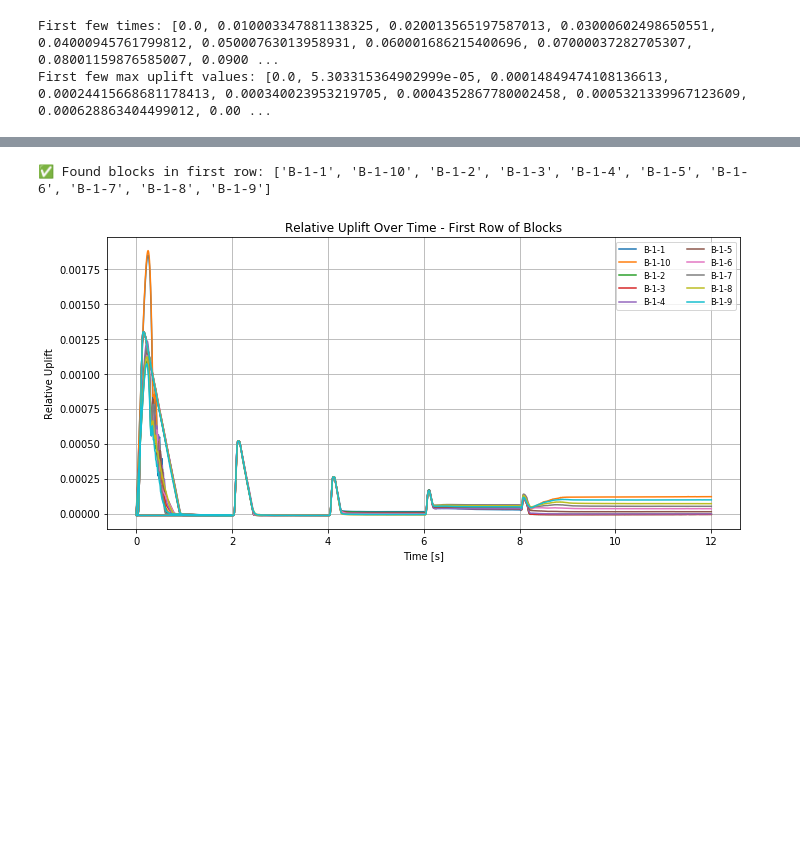
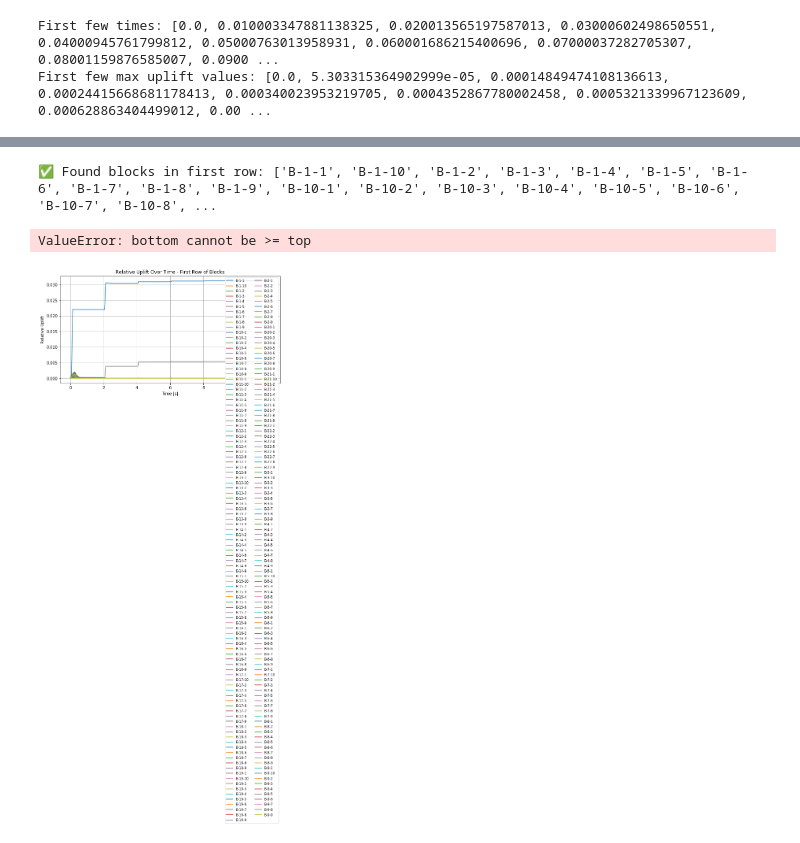
Before and after one commit to ThomasPennockTU/Thesis_Repository, a Jupyter notebook: workfolder/uplift/uplift_notebook.ipynb, the cells around one changed output, grey strips where cells are left out. Saved outputs shown, nothing was run; the diff lists cells and outputs as text; code cells hidden in the pictures; blank space fills up the shorter version.

```diff
--- a/workfolder/uplift/uplift_notebook.ipynb
+++ b/workfolder/uplift/uplift_notebook.ipynb
@@ -340,7 +80,7 @@ import numpy as np
 from matplotlib.colors import LinearSegmentedColormap
 
 # --- Settings ---
-csv_path = 'relative_uplift_timeseries_06.csv'
+csv_path = 'relative_uplift_timeseries_05.csv'
 target_time = 6.03    # time in seconds you want to visualize
 
 # --- Load CSV and get data for time step ---
@@ -460,41 +200,42 @@ import pandas as pd
 import matplotlib.pyplot as plt
 
 # --- Settings ---
-csv_path = 'relative_uplift_timeseries_06.csv'
+csv_path = 'relative_uplift_timeseries_05.csv'
 
 # --- Load CSV ---
 df = pd.read_csv(csv_path)
 
 # Detect time column automatically
 if df.columns[0].lower() == "step":
     time_col = df.columns[1]
 else:
     time_col = df.columns[0]
 
 # Extract time array
 time_values = df[time_col]
 
 # Find block columns for first row (B-1-…)
-block_cols = [col for col in df.columns if col.startswith('B-1-')]
+block_cols = [col for col in df.columns if col.startswith('B-')]
 
 print(f"✅ Found blocks in first row: {block_cols}")
 
 # Plot
 plt.figure(figsize=(10,5))
 
 for col in block_cols:
     plt.plot(time_values, df[col], label=col, linewidth=1.5)
 
 plt.xlabel("Time [s]")
 plt.ylabel("Relative Uplift")
 plt.title("Relative Uplift Over Time - First Row of Blocks")
 plt.legend(loc='upper right', fontsize='small', ncol=2)
 plt.grid(True)
 plt.tight_layout()
 plt.show()
 # %% [output]
-✅ Found blocks in first row: ['B-1-1', 'B-1-10', 'B-1-2', 'B-1-3', 'B-1-4', 'B-1-5', 'B-1-6', 'B-1-7', 'B-1-8', 'B-1-9']
+✅ Found blocks in first row: ['B-1-1', 'B-1-10', 'B-1-2', 'B-1-3', 'B-1-4', 'B-1-5', 'B-1-6', 'B-1-7', 'B-1-8', 'B-1-9', 'B-10-1', 'B-10-2', 'B-10-3', 'B-10-4', 'B-10-5', 'B-10-6', 'B-10-7', 'B-10-8', ...
+ValueError: bottom cannot be >= top
-[figure, old version]
+[figure, new version]
 # %%
 # -*- coding: utf-8 -*-
 import matplotlib.pyplot as plt
```
Also changed, not shown: parts of 12 cells of this notebook, 6 other files.
